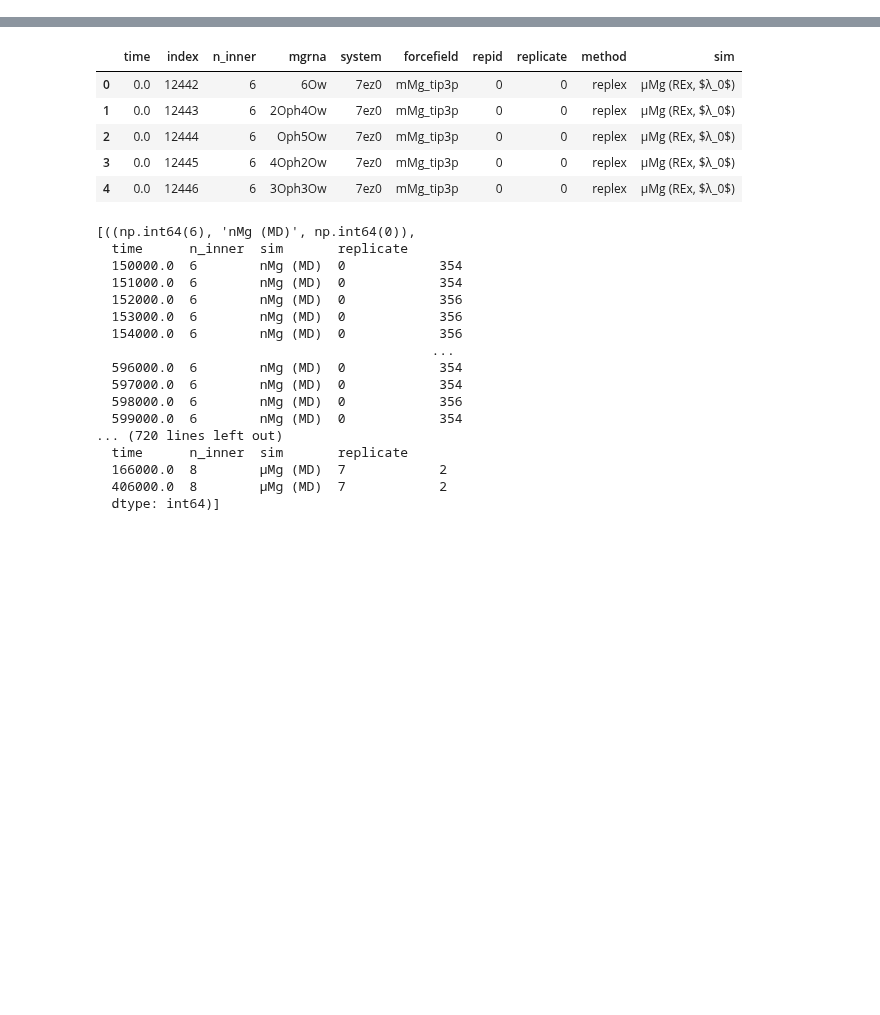
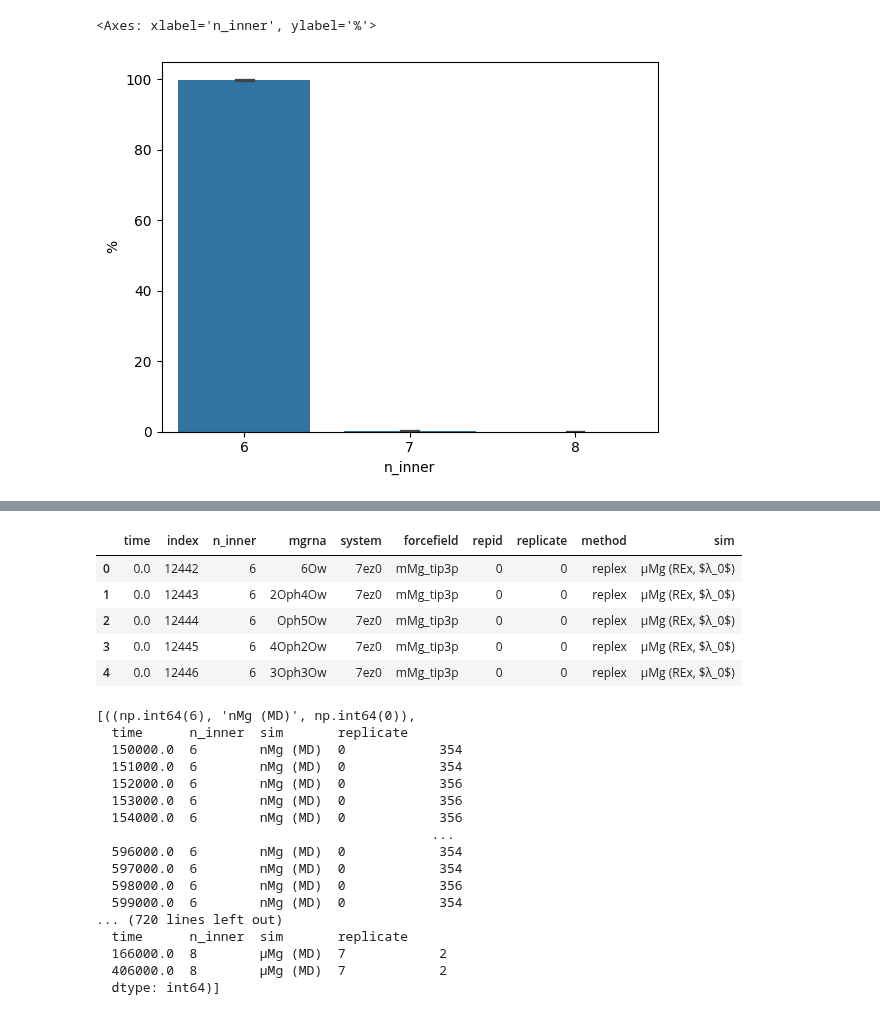
Before and after one commit to ollyfutur/mg_sampling, a Jupyter notebook: notebooks/06-Motifs.ipynb, the cells around one changed output, grey strips where cells are left out. Cells and saved outputs as stored; diff of their text form; code cells hidden in the pictures; blank space fills up the shorter version.

```diff
--- a/notebooks/06-Motifs.ipynb
+++ b/notebooks/06-Motifs.ipynb
@@ -14,0 +351,11 @@ from mg_sampling.tools import bayesian_bootstrap
+# %%
+sns.barplot(
+    x,
+    x='n_inner',
+    y='%',
+    errorbar=_agg,
+    capsize=0.1,
+)
+# %% [output]
+<Axes: xlabel='n_inner', ylabel='%'>
+[figure, added]
```
Also changed, not shown: parts of 21 cells of this notebook, 7 other files.
